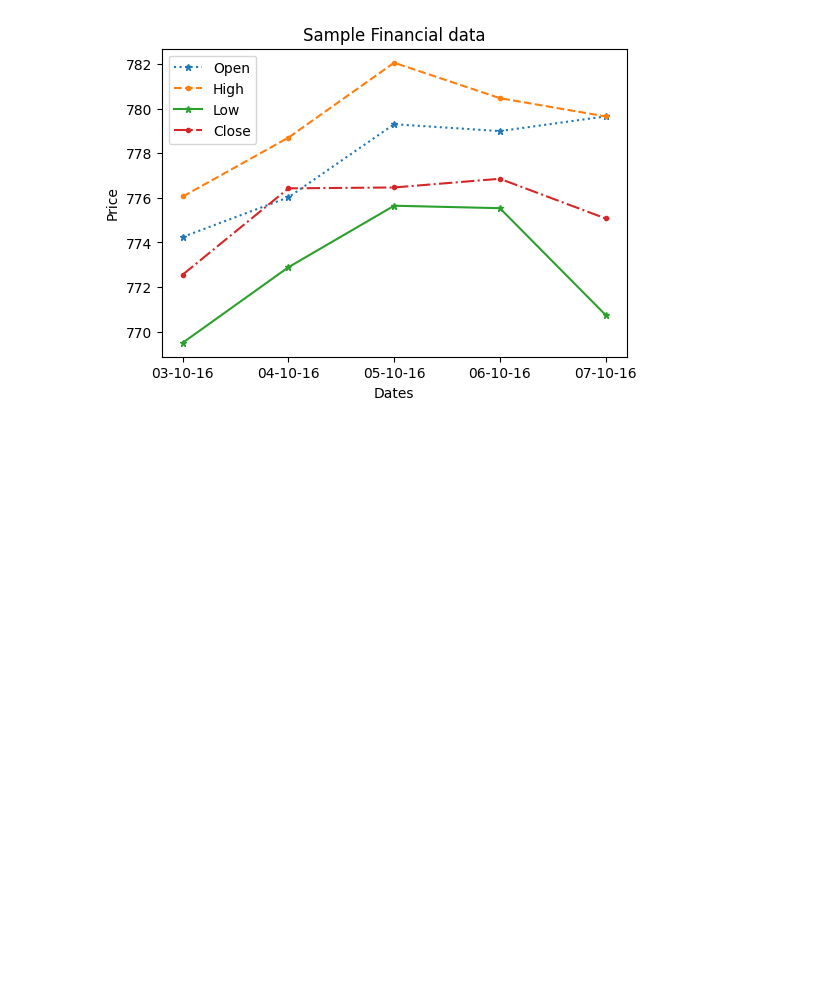
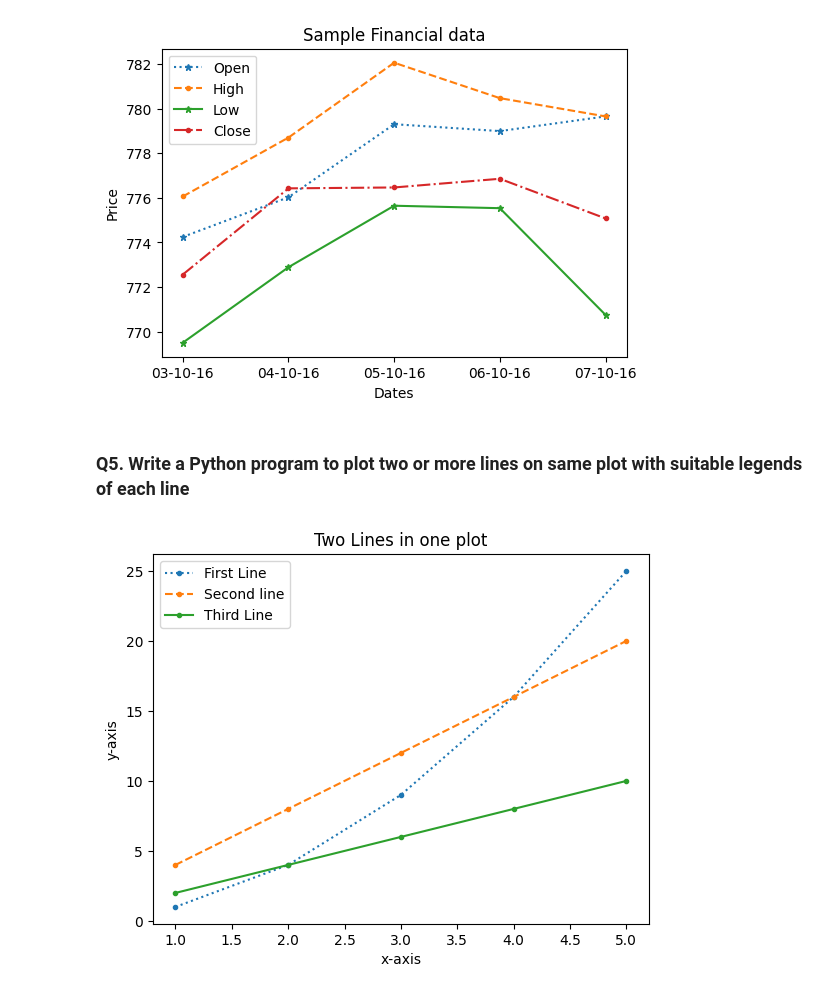
Before and after one commit to Ankitha8105/Python_Libraries, a Jupyter notebook: Matplotlib/linegraph.ipynb, the cells around one changed output. Drawn from its saved outputs; the diff is of its cells as text; code cells hidden in the pictures; blank space fills up the shorter version.

Commit message:
[Ankitha] Modified : python program to plot two or more lines on same plot

```diff
--- a/Matplotlib/linegraph.ipynb
+++ b/Matplotlib/linegraph.ipynb
@@ -176,3 +176,44 @@ if __name__ == "__main__":
     main()
 # %% [output]
 [figure]
+# %% [markdown]
+### Q5. Write a Python program to plot two or more lines on same plot with suitable legends of each line
+# %%
+log = logger.logger_init('Q5')
+
+
+def plot_twolines(x):
+    """
+    Description :
+        This function is used to plot two or more lines on same plot with suitable legends of each
+        line
+    Parameter:
+        x = List values
+    Return :
+        It returns line of given values
+    """
+    w = [i*2 for i in x]
+    y = [i*i for i in x]
+    z = [i*4 for i in x]
+
+    plt.plot(x,y,label="First Line",ls = ":",marker='o',ms=3)
+    plt.plot(x,z,label = "Second line",ls="--",marker = 'o',ms=3)
+    plt.plot(x,w,label="Third Line",ls = "solid",marker='o',ms=3)
+
+    plt.title("Two Lines in one plot")
+    plt.xlabel("x-axis")
+    plt.ylabel("y-axis")
+
+    plt.legend()
+    plt.show()
+
+
+def main():
+    x = np.arange(1,6)
+    plot_twolines(x)
+
+
+if __name__ == "__main__":
+    main()
+# %% [output]
+[figure, added]
```
